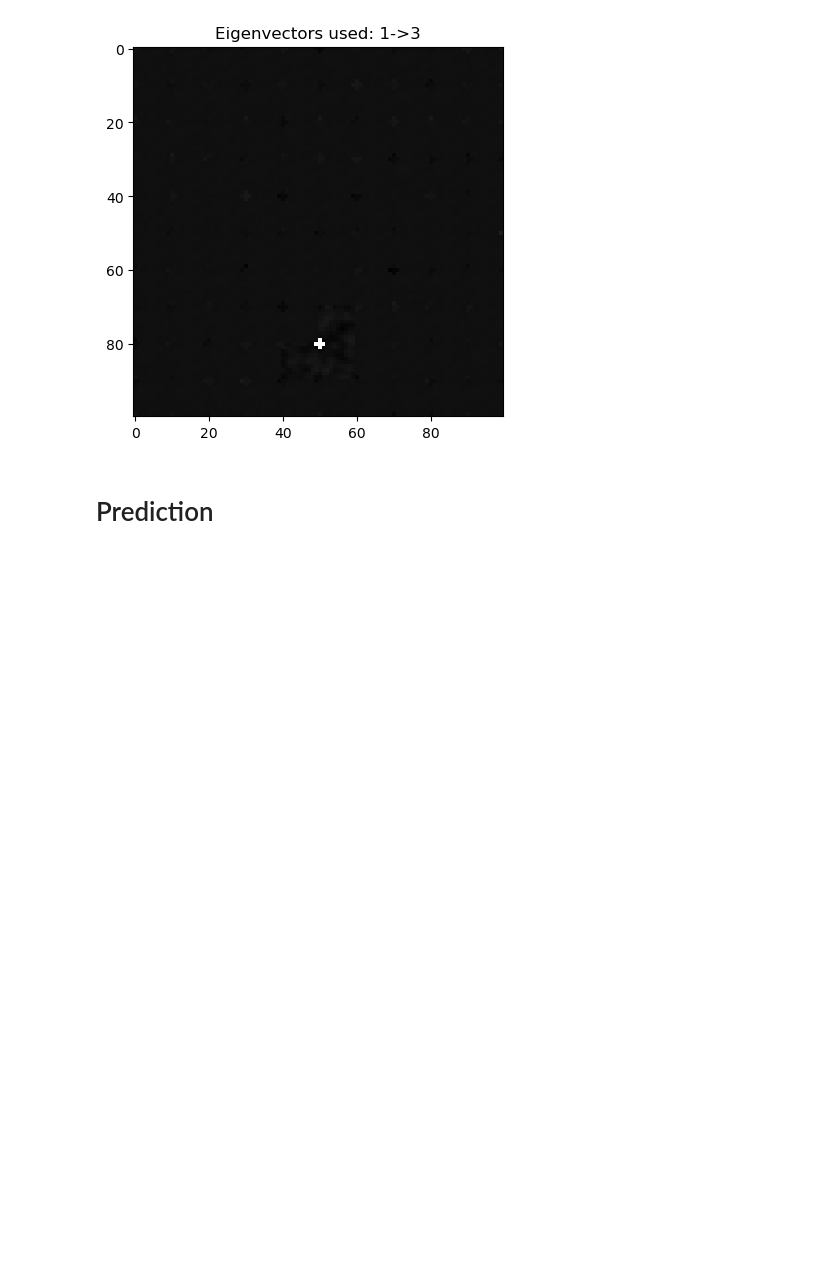
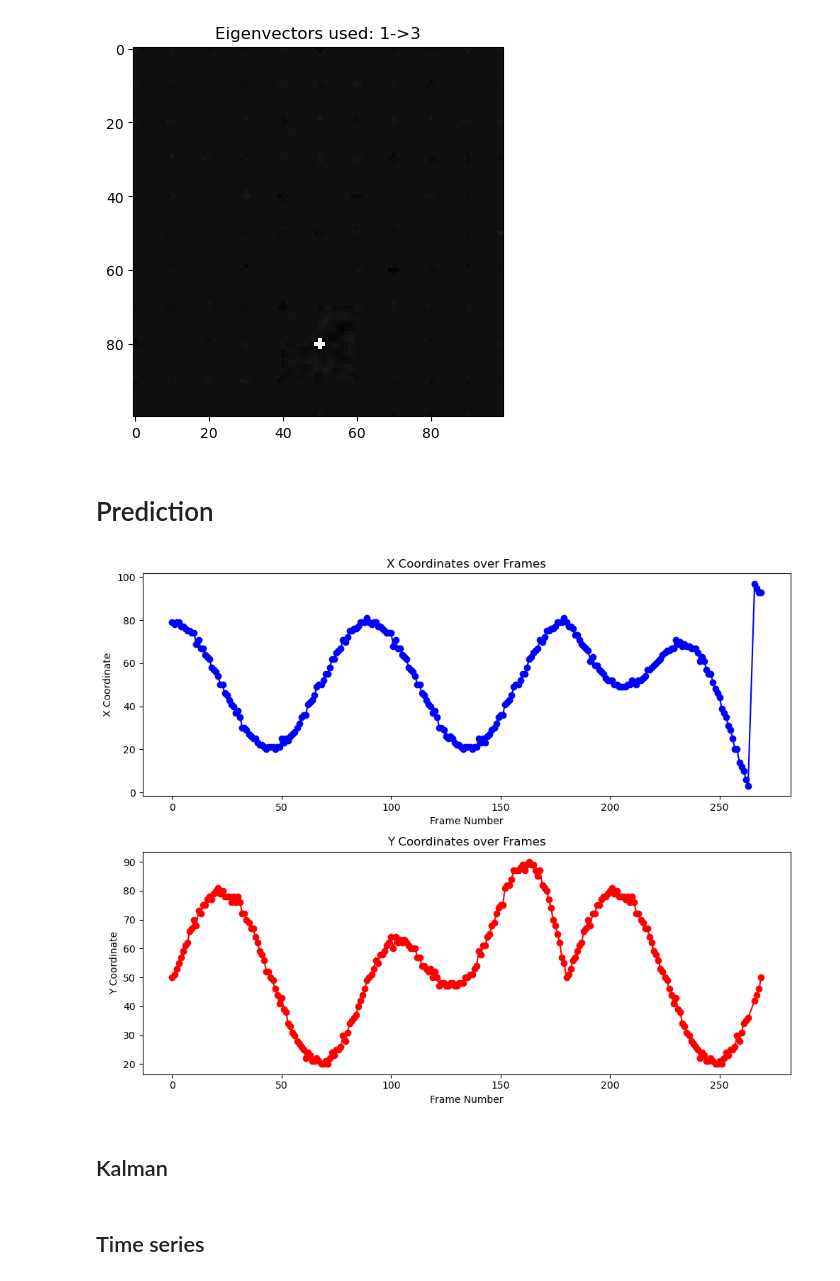
Before and after one commit to Ettiene11/https---github.com-Ettiene11-EERI414_Exam, a Jupyter notebook: EERI414Eks2024a.ipynb, the cells around one changed output. Drawn from its saved outputs; the diff is of its cells as text; code cells hidden in the pictures; blank space fills up the shorter version.

Commit message:
plotted reference coordinates

```diff
--- a/EERI414Eks2024a.ipynb
+++ b/EERI414Eks2024a.ipynb
@@ -513,3 +513,38 @@ Text(0.5, 1.0, 'Eigenvectors used: 1->3')
 # plt.imshow(Filtered1, cmap='gray')
 # %% [markdown]
 # Prediction
+# %%
+# Import necessary libraries
+import pandas as pd
+import matplotlib.pyplot as plt
+
+# Load the CSV file into a DataFrame
+csv_file_path = "UFO_coordinates.csv"
+df = pd.read_csv(csv_file_path)
+
+# Create a figure and two subplots
+fig, (ax1, ax2) = plt.subplots(2, 1, figsize=(10, 8))
+
+# Plot the x-coordinates against frame numbers
+ax1.plot(df['frame'], df['x_coord'], marker='o', linestyle='-', color='b')
+ax1.set_title('X Coordinates over Frames')
+ax1.set_xlabel('Frame Number')
+ax1.set_ylabel('X Coordinate')
+
+# Plot the y-coordinates against frame numbers
+ax2.plot(df['frame'], df['y_coord'], marker='o', linestyle='-', color='r')
+ax2.set_title('Y Coordinates over Frames')
+ax2.set_xlabel('Frame Number')
+ax2.set_ylabel('Y Coordinate')
+
+# Adjust layout to prevent overlap
+plt.tight_layout()
+
+# Show the plots
+plt.show()
+# %% [output]
+[figure, added]
+# %% [markdown]
+## Kalman
+# %% [markdown]
+## Time series
```
